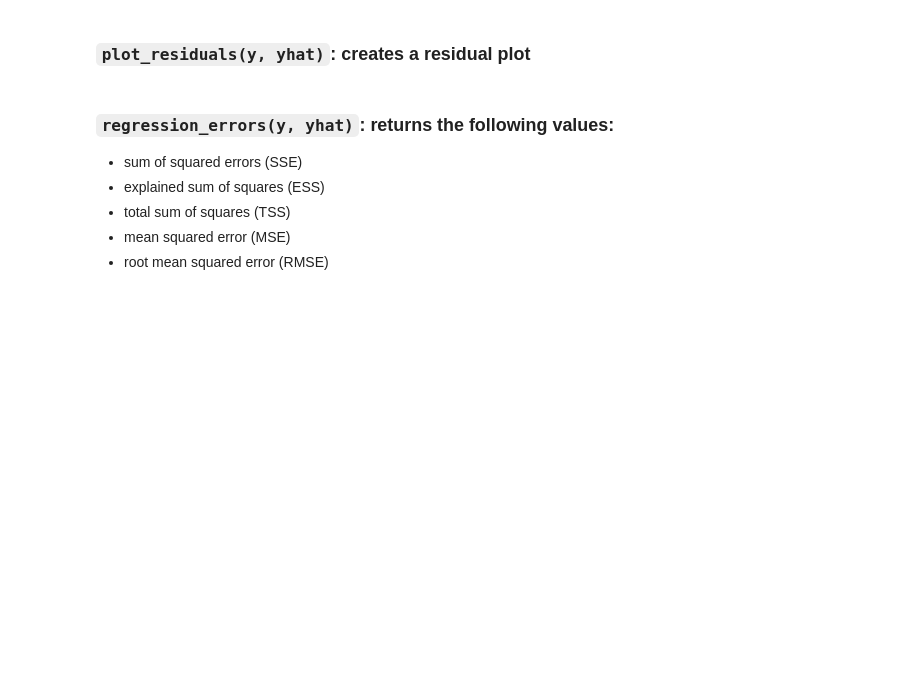
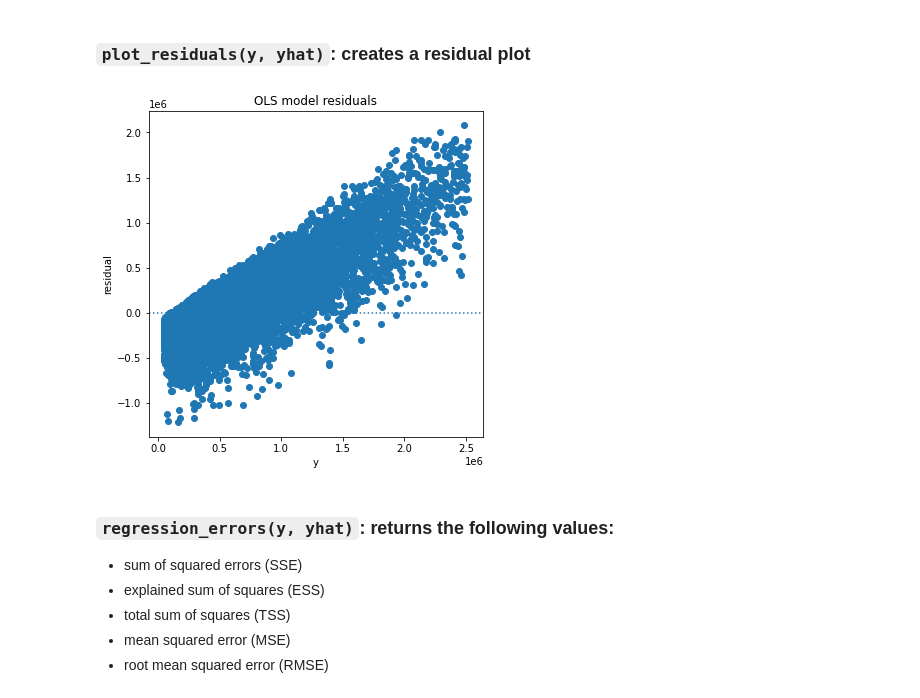
Before and after one commit to m3redithw/regression-exercises, a Jupyter notebook: evaluate.ipynb, the cells around one changed output. Cells and saved outputs as stored; diff of their text form; code cells hidden in the pictures; blank space fills up the shorter version.

```diff
--- a/evaluate.ipynb
+++ b/evaluate.ipynb
@@ -203,6 +203,10 @@ def plot_residuals(y, yhat):
     plt.xlabel('y')
     plt.ylabel('residual')
     plt.title('OLS model residuals')
+# %%
+plot_residuals(train.assessed_value, train.yhat)
+# %% [output]
+[figure, added]
 # %% [markdown]
 ### `regression_errors(y, yhat)`: returns the following values:
 - sum of squared errors (SSE)
```
Also changed, not shown: parts of 1 cell of this notebook.
